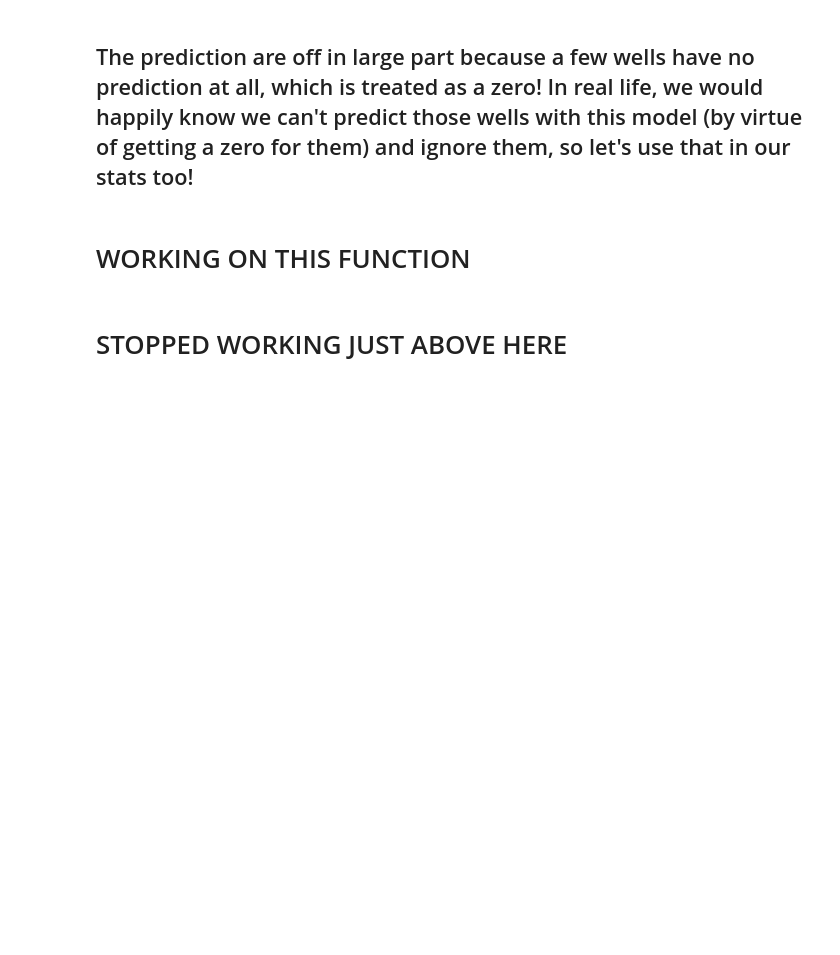
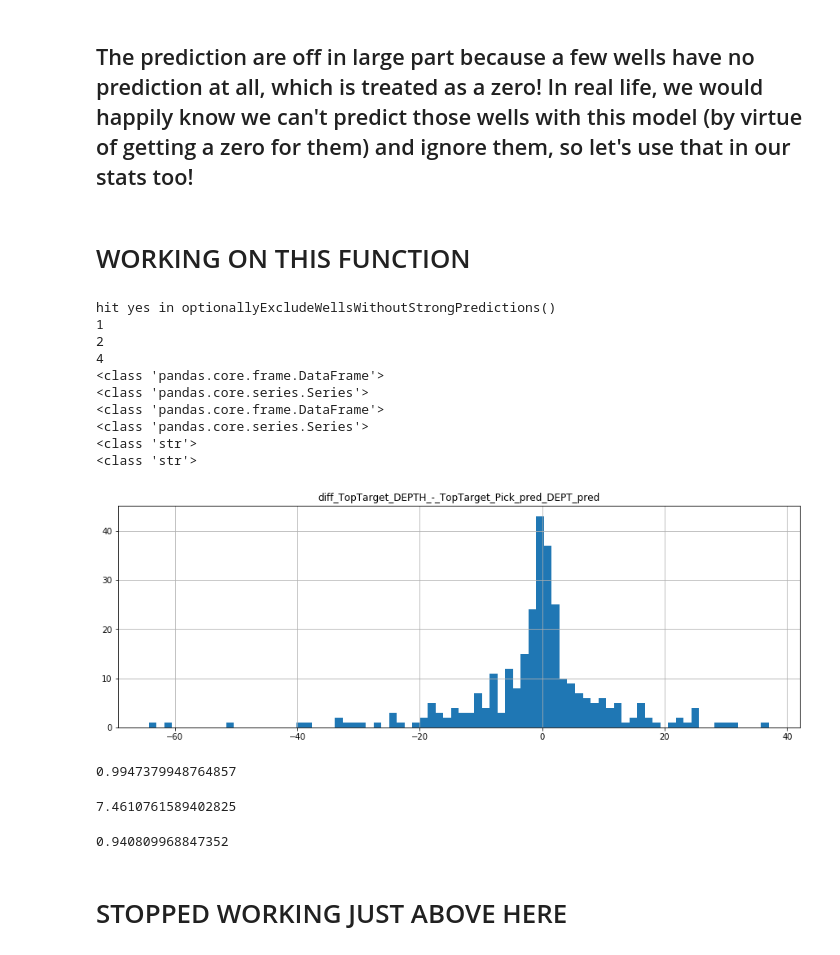
Before and after one commit to JustinGOSSES/MannvilleGroup_Strat_Hackathon, a Jupyter notebook: notebooks_2018/modular_redo/Machine_Learning/Machine_Learning_PostSplit_vG_AfterAbstractAAPG_vF.ipynb, the cells around one changed output. Drawn from its saved outputs; the diff is of its cells as text; code cells hidden in the pictures; blank space fills up the shorter version.

Commit message:
trying to get noZeros change to ml notebook to push to master but doing it here first then merging branch

```diff
--- a/notebooks_2018/modular_redo/Machine_Learning/Machine_Learning_PostSplit_vG_AfterAbstractAAPG_vF.ipynb
+++ b/notebooks_2018/modular_redo/Machine_Learning/Machine_Learning_PostSplit_vG_AfterAbstractAAPG_vF.ipynb
@@ -692,9 +811,16 @@ class accuracy_singleTopPerWellPrediction_fromRollingRules():
         self.distClassIntegersArray = vs.distClassIntegersArray
         ####
         self.calc_pred = distClassDF_wRollingCols_training
+        self.excludeWellsThatOnlyHaveTheseClasses = [] ### aka dropIfOnlyClasses in optionallyExcludeWellsWithoutStrongPredictions()
+        self.NoGoodWellsToExclude = [] #### UWIs of wells that only had zeros in the predicted dsitance class so these wells were excluded from accurracy prediction
         ####
         self.calc_pred_TopMcMr_Pick_pred_DEPT_pred = None #df
         self.calc_pred_TopTarget_DEPTH = None #df
+        self.fullUWIsSet = [] ### set of UWIs in the dataframe
+        self.precentWellsKept = 1
+        self.UWIsSetSubsetKept = [] #### subset of the wells that have predictions that aren't just zero or something else not wanted
+
+    ## if zeros, calc_pred is changed to without zeros and zerosExcluded Array is populated
 
 
     def help(self):
@@ -704,6 +830,26 @@ class accuracy_singleTopPerWellPrediction_fromRollingRules():
         #vs.depth_str,vs.pick_class_str,vs.UWI_str
         self.vs = vs
         print("variables loaded include:",list(vs.keys()))
+
+    def optionallyExcludeWellsWithoutStrongPredictions(self,keepAllWells=None,dropIfOnlyClasses=[0]):
+        # [0,60,70,95,100]
+        self.excludeWellsThatOnlyHaveTheseClasses = dropIfOnlyClasses
+        if keepAllWells == "yes":
+            calc_pred = self.calc_pred
+            self.fullUWIsSet = calc_pred[self.UWI_str].unique()
+            for eachClass in dropIfOnlyClasses:
+                calc_pred = calc_pred.loc[calc_pred['TopTarget_Pick_pred_classRollMeanSum'] != eachClass]
+            #calc_pred_noZeros = calc_pred.loc[calc_pred['TopTarget_Pick_pred_classRollMeanSum'] != 0]
+            self.UWIsSetSubsetKept = calc_pred[self.UWI_str].unique()
+
+            self.calc_pred = calc_pred
+            print("hit yes in optionallyExcludeWellsWithoutStrongPredictions()")
+        else:
+            self.fullUWIsSet = calc_pred[self.UWI_str].unique()
+            self.UWIsSetSubsetKept = calc_pred[self.UWI_str].unique()
+            uniqueVals = df["cluster"].unique()
+            print("hit pass in optionallyExcludeWellsWithoutStrongPredictions()")
+        self.precentWellsKept = len(self.UWIsSetSubsetKept) / len(self.fullUWIsSet)
 
     def reduceDFtoOneBestTopPredictionPerWell(self,TopTarget_Pick_pred_DEPT_pred):
         ## TopTarget_Pick_pred_DEPT_pred = 'TopTarget_Pick_pred_DEPT_pred'
@@ -760,11 +906,12 @@ class accuracy_singleTopPerWellPrediction_fromRollingRules():
         self.calc_pred_Top_Pick_pred_DEPT_pred.hist(column=new_diff_col,bins=80,figsize=(15,5))
 
 
-    def run_all(self,TopTarget_Pick_pred_DEPT_pred,TopTarget_DEPTH):
+    def run_all(self,TopTarget_Pick_pred_DEPT_pred,TopTarget_DEPTH,keepAllWells=None,dropIfOnlyClasses=[0]):
         """
 
         """
         ####
+        self.optionallyExcludeWellsWithoutStrongPredictions(keepAllWells,dropIfOnlyClasses)
         self.reduceDFtoOneBestTopPredictionPerWell(TopTarget_Pick_pred_DEPT_pred)
         print("1")
         self.reduceDFtoOriginalTopPerWell(TopTarget_DEPTH)
@@ -951,3 +1082,31 @@ def take_out_zeros_from_results_accuracy_singleTopPerWellPrediction_fromRollingR
+# %%
+rollToWell_test_noZeros = accuracy_singleTopPerWellPrediction_fromRollingRules(ML1,vs,distClassDF_wRollingCols_testData)
+# %%
+r2_testData_NoZeros,mean_absolute_error_testData_NoZeros,df_calc_pred_Top_Pick_pred_DEPT_pred_testData_NoZeros = rollToWell_test_noZeros.run_all('TopTarget_Pick_pred_DEPT_pred','TopTarget_DEPTH',keepAllWells="yes",dropIfOnlyClasses=[0])
+# %% [output]
+hit yes in optionallyExcludeWellsWithoutStrongPredictions()
+1
+2
+4
+<class 'pandas.core.frame.DataFrame'>
+<class 'pandas.core.series.Series'>
+<class 'pandas.core.frame.DataFrame'>
+<class 'pandas.core.series.Series'>
+<class 'str'>
+<class 'str'>
+[figure, added]
+# %%
+r2_testData_NoZeros
+# %% [output]
+0.9947379948764857
+# %%
+mean_absolute_error_testData_NoZeros
+# %% [output]
+7.4610761589402825
+# %%
+rollToWell_test_noZeros.precentWellsKept
+# %% [output]
+0.940809968847352
 # %%
 ###calc_pred_noZeros = calc_pred.loc[calc_pred['TopTarget_Pick_pred_classRollMeanSum'] != 0]
 # %%
```
Also changed, not shown: parts of 2 cells of this notebook.
